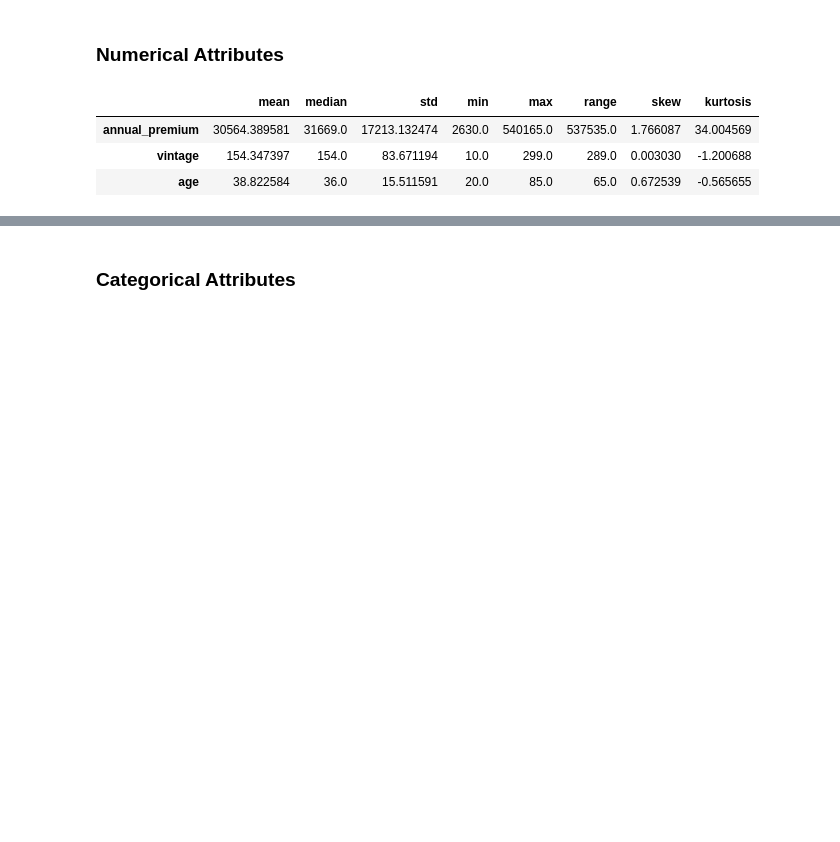
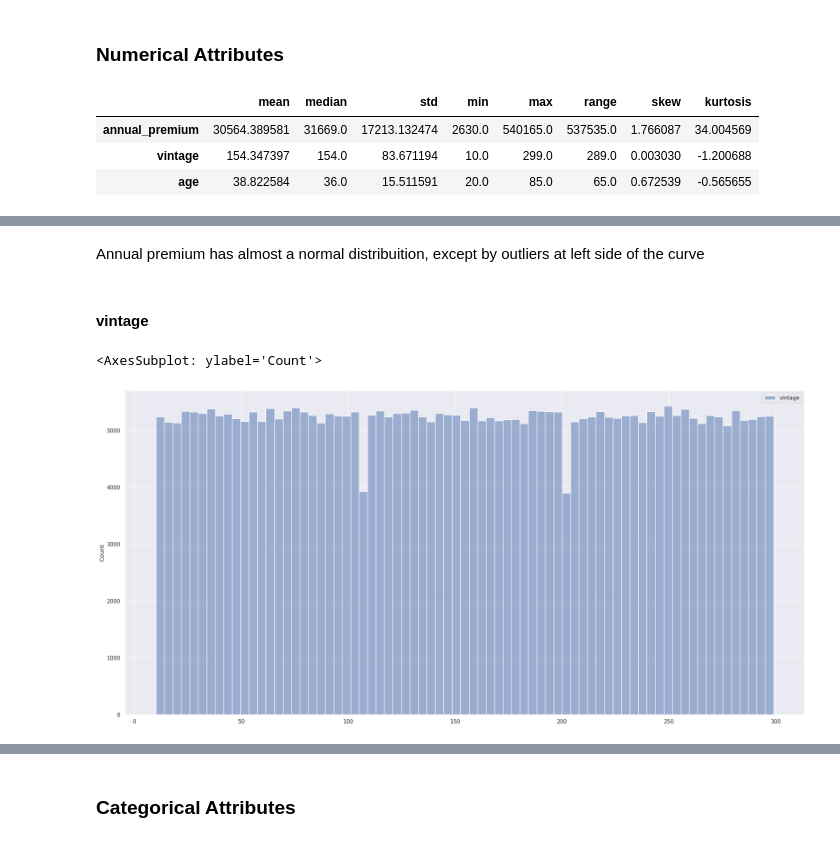
Before and after one commit to danieltodaDS/Health-Insurance-Cross-Sell, a Jupyter notebook: notebooks/1.0_dhrt_health_insurance_cross_sell.ipynb, the cells around one changed output, grey strips where cells are left out. Cells and saved outputs as stored; diff of their text form; code cells hidden in the pictures; blank space fills up the shorter version.

```diff
--- a/notebooks/1.0_dhrt_health_insurance_cross_sell.ipynb
+++ b/notebooks/1.0_dhrt_health_insurance_cross_sell.ipynb
@@ -443,0 +434,9 @@ m1
+# %% [markdown]
+Annual premium has almost a normal distribuition, except by outliers at left side of the curve
+# %% [markdown]
+#### vintage
+# %%
+sns.histplot(data=df1[['vintage']])
+# %% [output]
+<AxesSubplot: ylabel='Count'>
+[figure, added]
```
Also changed, not shown: parts of 51 cells of this notebook.
